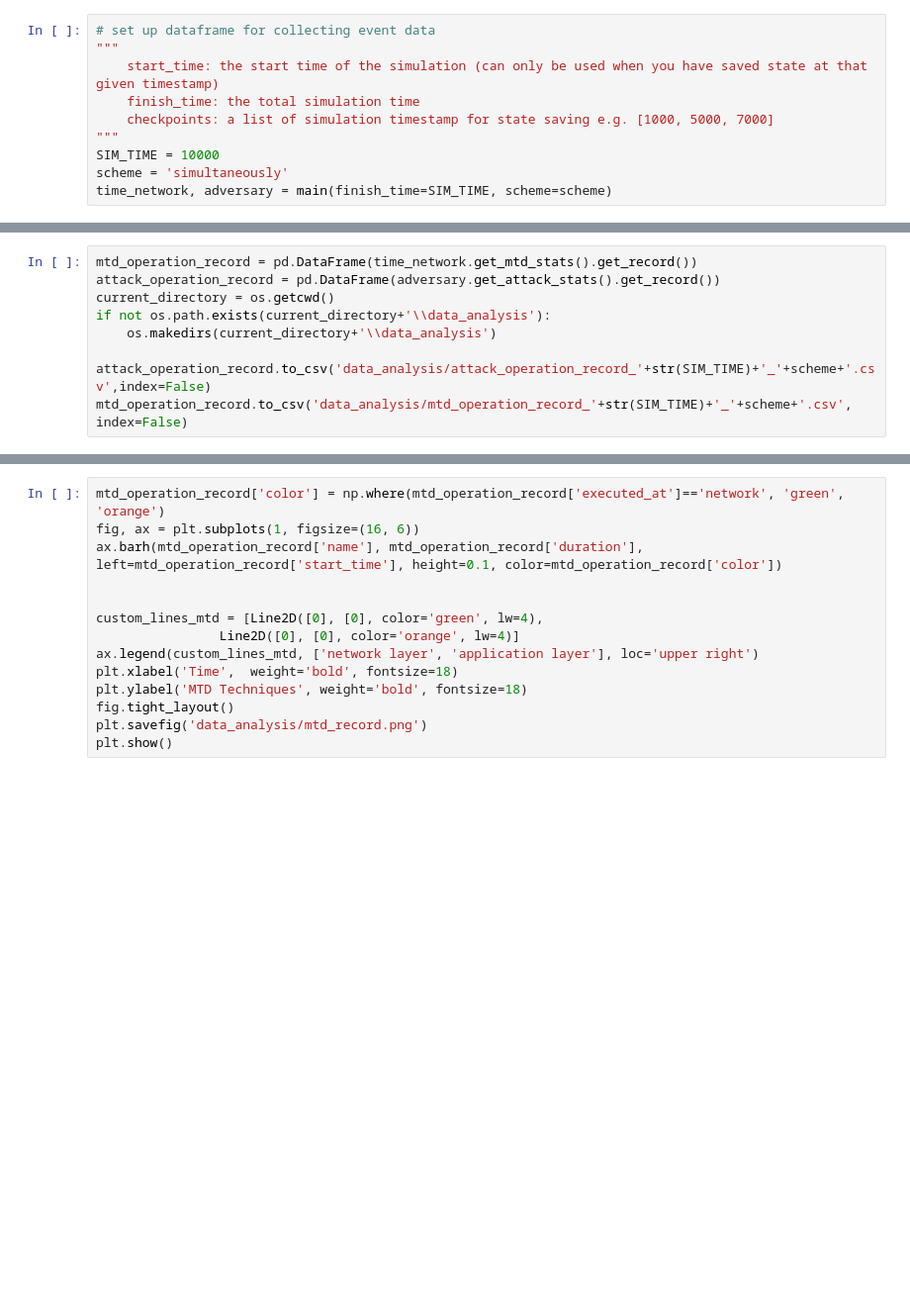
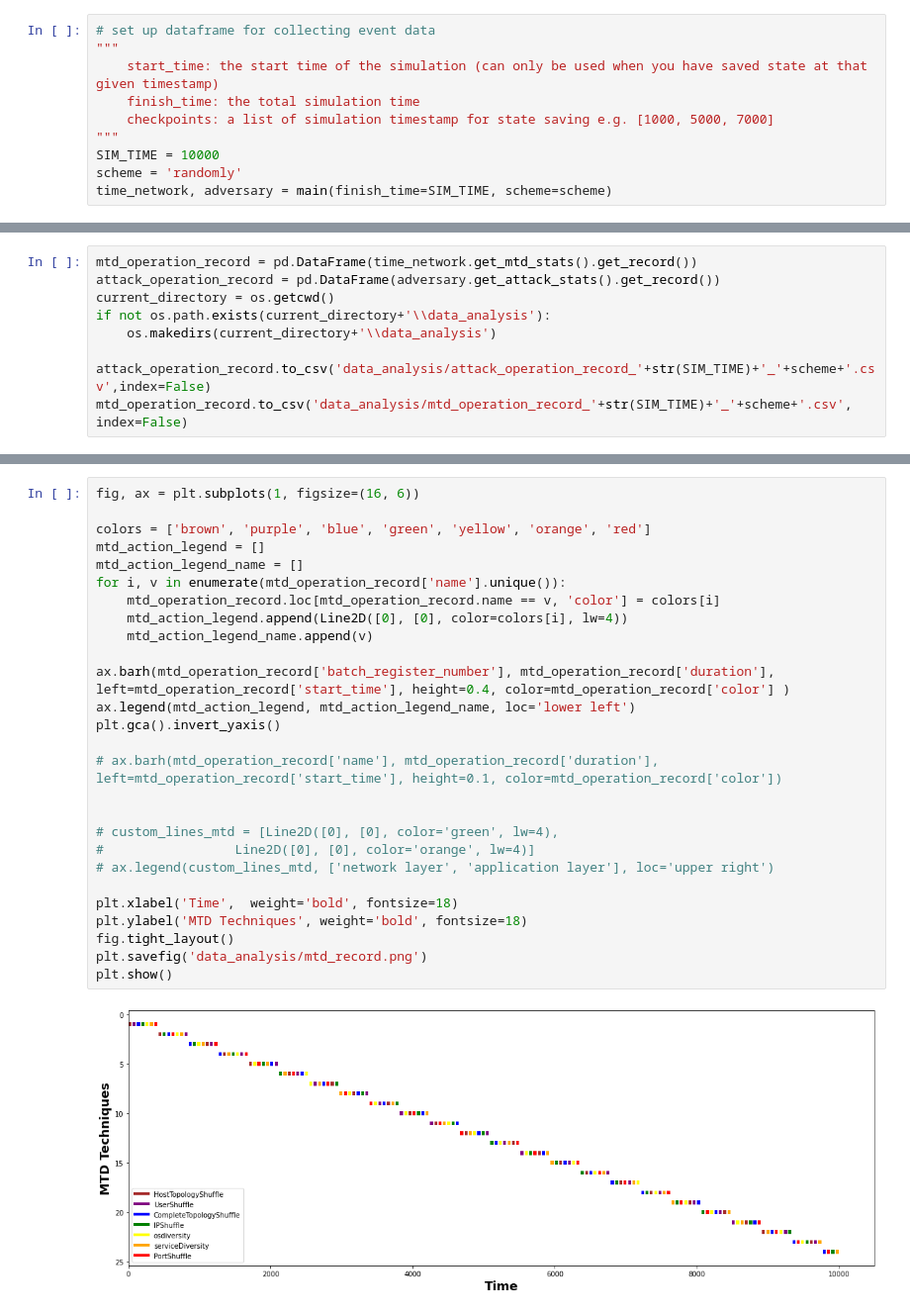
Before and after one commit to yuanyuan2000/MTDGame, a Jupyter notebook: simulation.ipynb, the cells around one changed output, grey strips where cells are left out. Shown at 99% size. Drawn from its saved outputs; the diff is of its cells as text; blank space fills up the shorter version.

```diff
--- a/simulation.ipynb
+++ b/simulation.ipynb
@@ -15,7 +15,7 @@ from matplotlib.lines import Line2D
     checkpoints: a list of simulation timestamp for state saving e.g. [1000, 5000, 7000]
 """
 SIM_TIME = 10000
-scheme = 'simultaneously'
+scheme = 'randomly'
 time_network, adversary = main(finish_time=SIM_TIME, scheme=scheme)
 # %% [output]
 Adversary: Start SCAN_HOST at 0.0s.
@@ -51,16 +57,31 @@ mtd_operation_record.head()
 # %%
-mtd_operation_record['color'] = np.where(mtd_operation_record['executed_at']=='network', 'green', 'orange')
 fig, ax = plt.subplots(1, figsize=(16, 6))
-ax.barh(mtd_operation_record['name'], mtd_operation_record['duration'], left=mtd_operation_record['start_time'], height=0.1, color=mtd_operation_record['color'])
+
+colors = ['brown', 'purple', 'blue', 'green', 'yellow', 'orange', 'red']
+mtd_action_legend = []
+mtd_action_legend_name = []
+for i, v in enumerate(mtd_operation_record['name'].unique()):
+    mtd_operation_record.loc[mtd_operation_record.name == v, 'color'] = colors[i]
+    mtd_action_legend.append(Line2D([0], [0], color=colors[i], lw=4))
+    mtd_action_legend_name.append(v)
+
+ax.barh(mtd_operation_record['batch_register_number'], mtd_operation_record['duration'], left=mtd_operation_record['start_time'], height=0.4, color=mtd_operation_record['color'] )
+ax.legend(mtd_action_legend, mtd_action_legend_name, loc='lower left')
+plt.gca().invert_yaxis()
+
+# ax.barh(mtd_operation_record['name'], mtd_operation_record['duration'], left=mtd_operation_record['start_time'], height=0.1, color=mtd_operation_record['color'])
 
 
-custom_lines_mtd = [Line2D([0], [0], color='green', lw=4),
-                Line2D([0], [0], color='orange', lw=4)]
-ax.legend(custom_lines_mtd, ['network layer', 'application layer'], loc='upper right')
+# custom_lines_mtd = [Line2D([0], [0], color='green', lw=4),
+#                 Line2D([0], [0], color='orange', lw=4)]
+# ax.legend(custom_lines_mtd, ['network layer', 'application layer'], loc='upper right')
+
 plt.xlabel('Time',  weight='bold', fontsize=18)
 plt.ylabel('MTD Techniques', weight='bold', fontsize=18)
 fig.tight_layout()
 plt.savefig('data_analysis/mtd_record.png')
 plt.show()
+# %% [output]
+[figure, added]
 # %%
 attack_operation_record.head()
```
Also changed, not shown: parts of 7 cells of this notebook, 36 other files.
